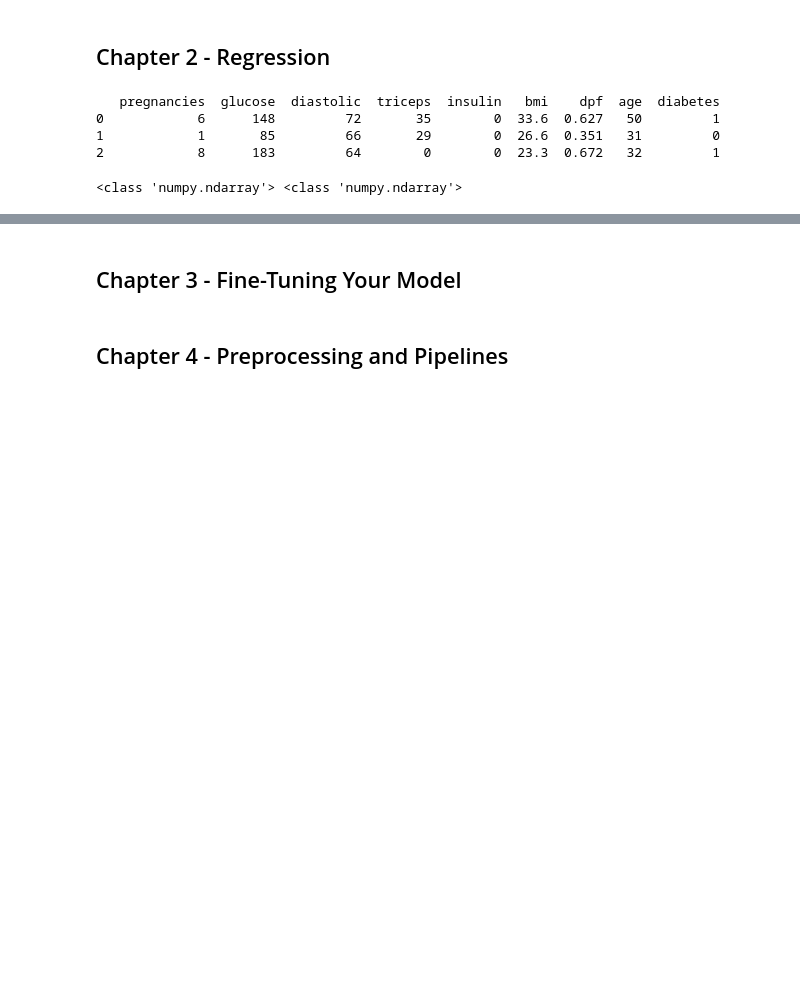
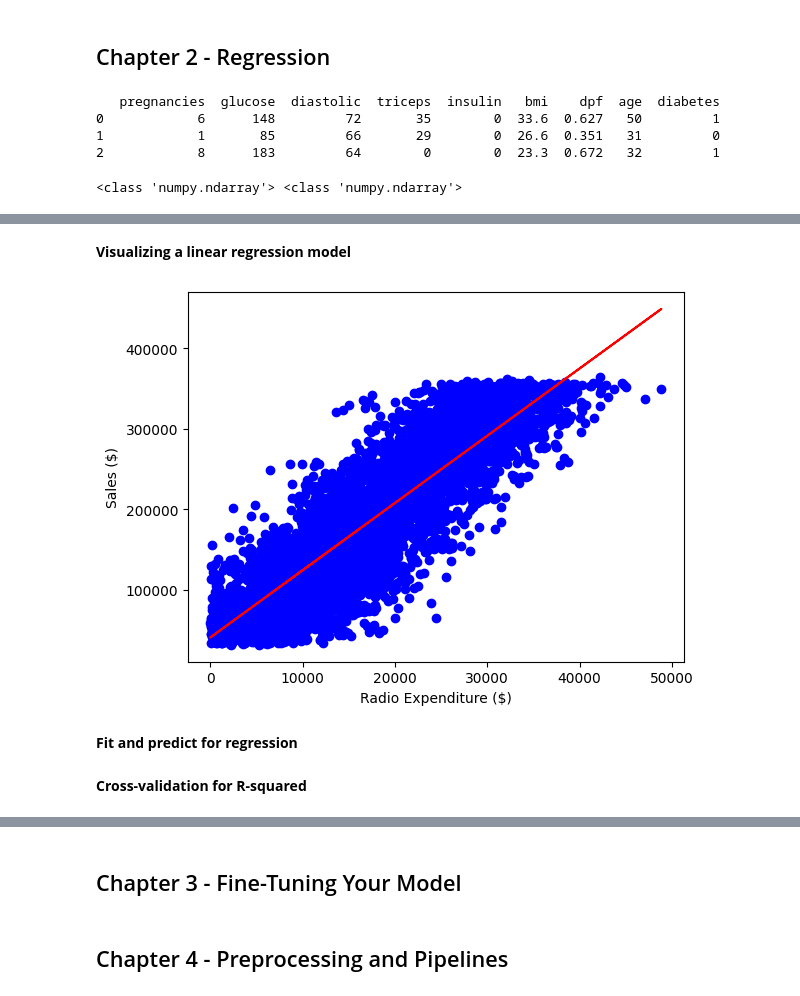
Before and after one commit to yeisonmontoya1815/Course-Machine-Learning-Python, a Jupyter notebook: 12. Supervised Learning with scikit-learn/12. Sup_L_scikit.ipynb, the cells around one changed output, grey strips where cells are left out. Cells and saved outputs as stored; diff of their text form; code cells hidden in the pictures; blank space fills up the shorter version.

```diff
--- a/12. Supervised Learning with scikit-learn/12. Sup_L_scikit.ipynb
+++ b/12. Supervised Learning with scikit-learn/12. Sup_L_scikit.ipynb
@@ -173,0 +246,20 @@ plt.xlabel()
+# %% [markdown]
+**Visualizing a linear regression model**
+# %%
+# Import matplotlib.pyplot
+import matplotlib.pyplot as plt
+
+# Create scatter plot
+plt.scatter(X, y, color="blue")
+
+# Create line plot
+plt.plot(X, predictions, color="red")
+plt.xlabel("Radio Expenditure ($)")
+plt.ylabel("Sales ($)")
+
+# Display the plot
+plt.show()
+# %% [output]
+[figure, added]
+# %% [markdown]
+**Fit and predict for regression**
@@ -173,0 +299,2 @@ plt.xlabel()
+# %% [markdown]
+**Cross-validation for R-squared**
```
Also changed, not shown: parts of 17 cells of this notebook, 1 other file.
